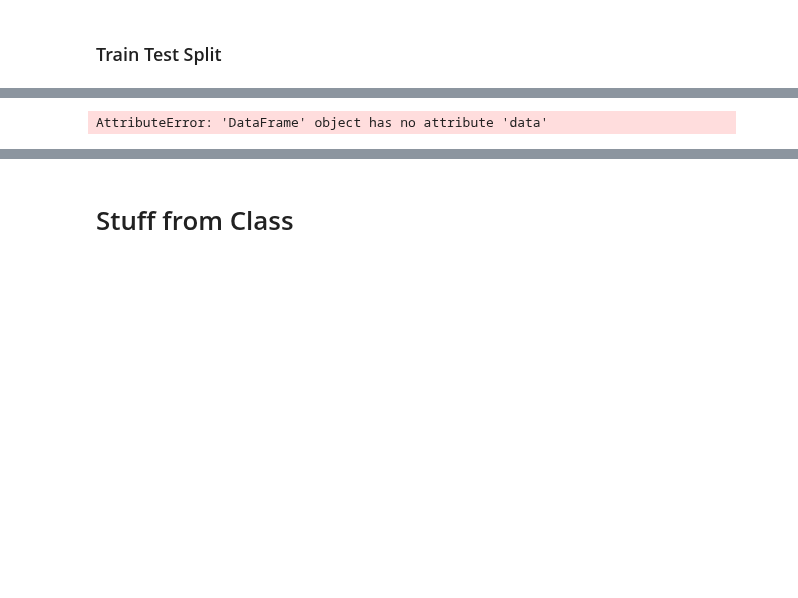
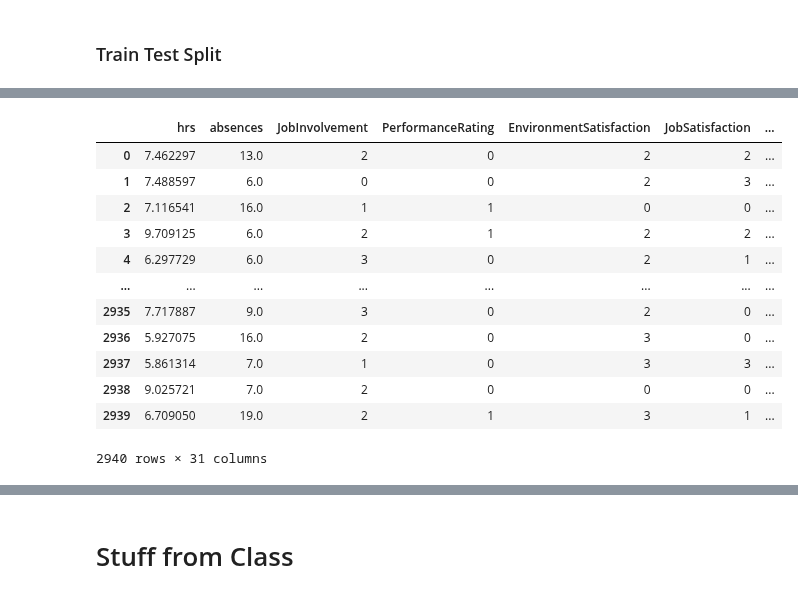
Before and after one commit to schmeti/uc3m_advanced_programming, a Jupyter notebook: Part 2/eda.ipynb, the cells around one changed output, grey strips where cells are left out. Cells and saved outputs as stored; diff of their text form; code cells hidden in the pictures; blank space fills up the shorter version.

```diff
--- a/Part 2/eda.ipynb
+++ b/Part 2/eda.ipynb
@@ -247,6 +246,22 @@ The variable that we want to explain is binary, Yes or No, indicating that this
  'EmployeeCount',
  'Over18',
  'StandardHours']
+# %%
+data_train
+# %% [output]
+|  | hrs | absences | JobInvolvement | PerformanceRating | EnvironmentSatisfaction | JobSatisfaction | ... |
+| 0 | 7.462297 | 13.0 | 2 | 0 | 2 | 2 | ... |
+| 1 | 7.488597 | 6.0 | 0 | 0 | 2 | 3 | ... |
+| 2 | 7.116541 | 16.0 | 1 | 1 | 0 | 0 | ... |
+| 3 | 9.709125 | 6.0 | 2 | 1 | 2 | 2 | ... |
+| 4 | 6.297729 | 6.0 | 3 | 0 | 2 | 1 | ... |
+| ... | ... | ... | ... | ... | ... | ... | ... |
+| 2935 | 7.717887 | 9.0 | 3 | 0 | 2 | 0 | ... |
+| 2936 | 5.927075 | 16.0 | 2 | 0 | 3 | 0 | ... |
+| 2937 | 5.861314 | 7.0 | 1 | 0 | 3 | 3 | ... |
+| 2938 | 9.025721 | 7.0 | 2 | 0 | 0 | 0 | ... |
+| 2939 | 6.709050 | 19.0 | 2 | 1 | 3 | 1 | ... |
+2940 rows × 31 columns
 # %%
 from sklearn.datasets import fetch_california_housing
 from sklearn.model_selection import train_test_split, GridSearchCV, cross_val_score, KFold
@@ -254,17 +269,3 @@ from sklearn.tree import DecisionTreeRegressor
 from sklearn.neighbors import KNeighborsRegressor
 from sklearn.preprocessing import StandardScaler
 from sklearn.pipeline import Pipeline
-
-# Load dataset
-X, y = data_train[:-1], data_train.Attrition
-
-# Outer evaluation split
-X_train, X_test, y_train, y_test = train_test_split(X, y, test_size=1/4, random_state=42)
-
-# Inner evaluation with 3-fold CV
-inner = KFold(n_splits=4, shuffle=True, random_state=42)
-
-# Store inner evaluation scores
-inner_scores = {}
-# %% [output]
-AttributeError: 'DataFrame' object has no attribute 'data'
```
Also changed, not shown: parts of 8 cells of this notebook, 1 other file.
